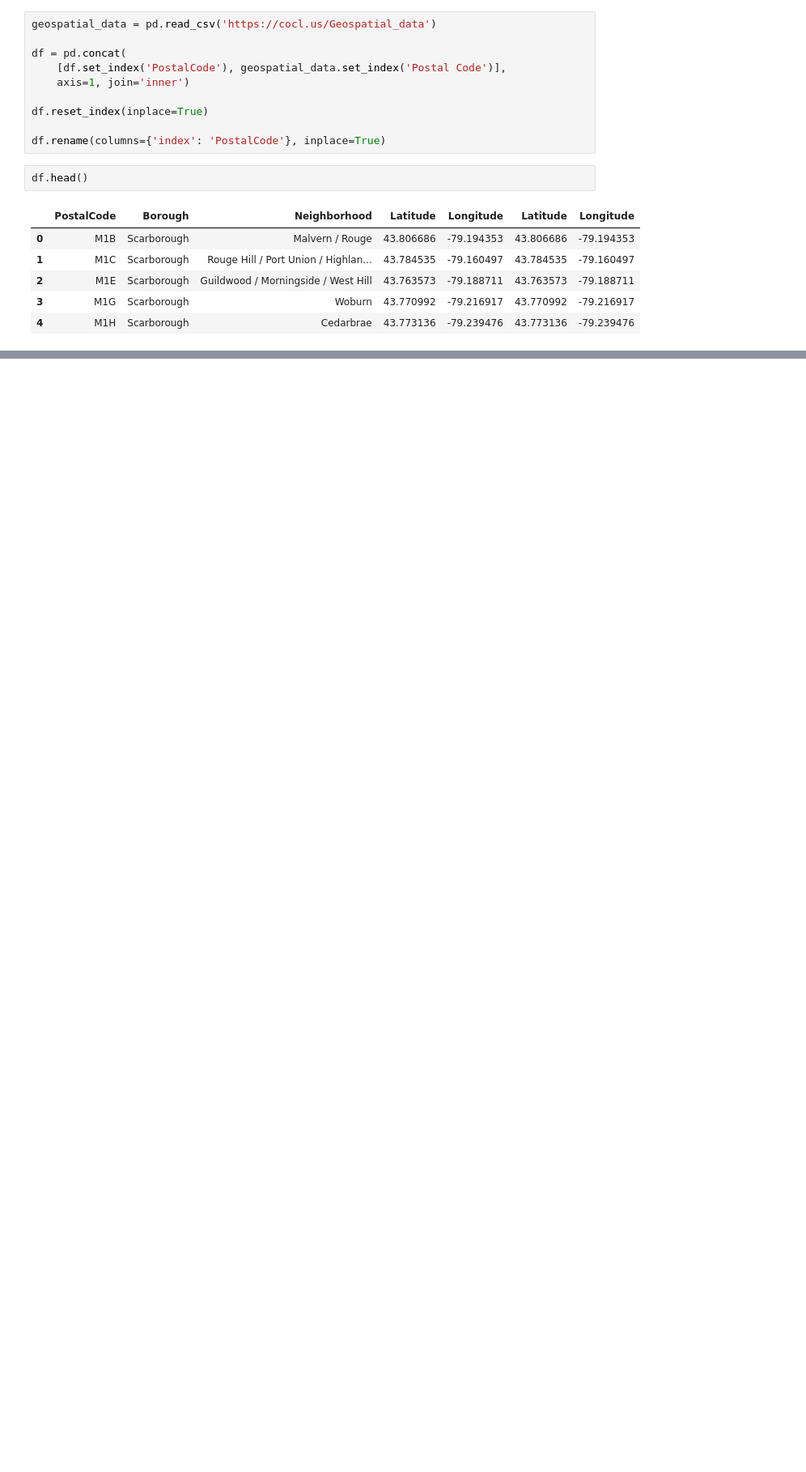
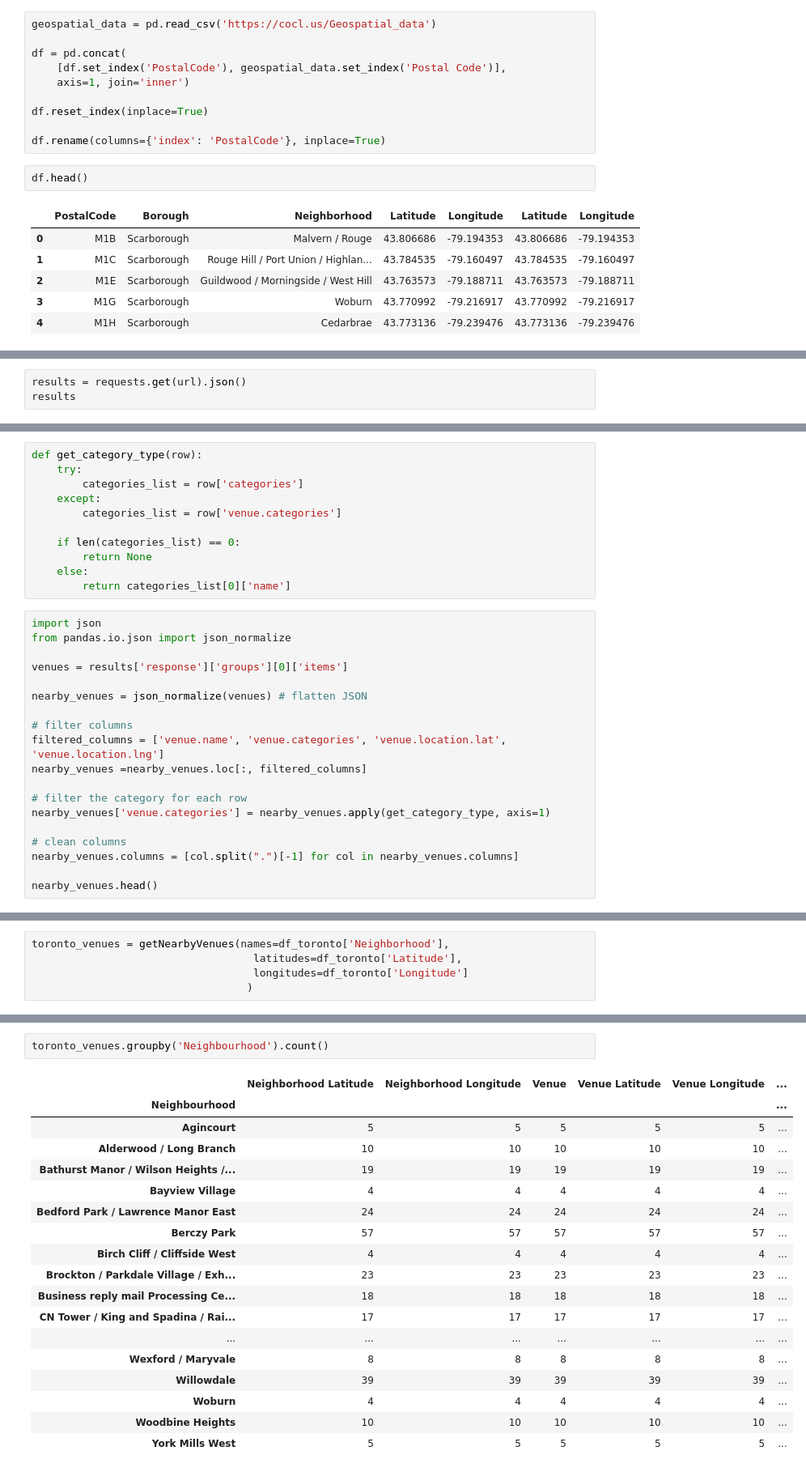
Before and after one commit to manojchiba/Segmenting-and-Clustering-Neighborhoods-in-Canada, a Jupyter notebook: Segmenting and clustering neighbourhoods in the ci.ipynb, the cells around one changed output, grey strips where cells are left out. Shown: that part at 81% size. Cells and saved outputs as stored; diff of their text form; blank space fills up the shorter version.

```diff
--- a/Segmenting and clustering neighbourhoods in the ci.ipynb
+++ b/Segmenting and clustering neighbourhoods in the ci.ipynb
@@ -83,0 +215,3 @@ df.head()
+# %%
+results = requests.get(url).json()
+results
@@ -83,0 +236,30 @@ df.head()
+# %%
+def get_category_type(row):
+    try:
+        categories_list = row['categories']
+    except:
+        categories_list = row['venue.categories']
+
+    if len(categories_list) == 0:
+        return None
+    else:
+        return categories_list[0]['name']
+# %%
+import json
+from pandas.io.json import json_normalize
+
+venues = results['response']['groups'][0]['items']
+
+nearby_venues = json_normalize(venues) # flatten JSON
+
+# filter columns
+filtered_columns = ['venue.name', 'venue.categories', 'venue.location.lat', 'venue.location.lng']
+nearby_venues =nearby_venues.loc[:, filtered_columns]
+
+# filter the category for each row
+nearby_venues['venue.categories'] = nearby_venues.apply(get_category_type, axis=1)
+
+# clean columns
+nearby_venues.columns = [col.split(".")[-1] for col in nearby_venues.columns]
+
+nearby_venues.head()
@@ -83,0 +310,5 @@ df.head()
+# %%
+toronto_venues = getNearbyVenues(names=df_toronto['Neighborhood'],
+                                   latitudes=df_toronto['Latitude'],
+                                   longitudes=df_toronto['Longitude']
+                                  )
@@ -83,0 +344,21 @@ df.head()
+# %%
+toronto_venues.groupby('Neighbourhood').count()
+# %% [output]
+|  | Neighborhood Latitude | Neighborhood Longitude | Venue | Venue Latitude | Venue Longitude | ... |
+| Neighbourhood |  |  |  |  |  | ... |
+| Agincourt | 5 | 5 | 5 | 5 | 5 | ... |
+| Alderwood / Long Branch | 10 | 10 | 10 | 10 | 10 | ... |
+| Bathurst Manor / Wilson Heights /... | 19 | 19 | 19 | 19 | 19 | ... |
+| Bayview Village | 4 | 4 | 4 | 4 | 4 | ... |
+| Bedford Park / Lawrence Manor East | 24 | 24 | 24 | 24 | 24 | ... |
+| Berczy Park | 57 | 57 | 57 | 57 | 57 | ... |
+| Birch Cliff / Cliffside West | 4 | 4 | 4 | 4 | 4 | ... |
+| Brockton / Parkdale Village / Exh... | 23 | 23 | 23 | 23 | 23 | ... |
+| Business reply mail Processing Ce... | 18 | 18 | 18 | 18 | 18 | ... |
+| CN Tower / King and Spadina / Rai... | 17 | 17 | 17 | 17 | 17 | ... |
+| ... | ... | ... | ... | ... | ... | ... |
+| Wexford / Maryvale | 8 | 8 | 8 | 8 | 8 | ... |
+| Willowdale | 39 | 39 | 39 | 39 | 39 | ... |
+| Woburn | 4 | 4 | 4 | 4 | 4 | ... |
+| Woodbine Heights | 10 | 10 | 10 | 10 | 10 | ... |
+| York Mills West | 5 | 5 | 5 | 5 | 5 | ... |
```
Also changed, not shown: parts of 37 cells of this notebook.
